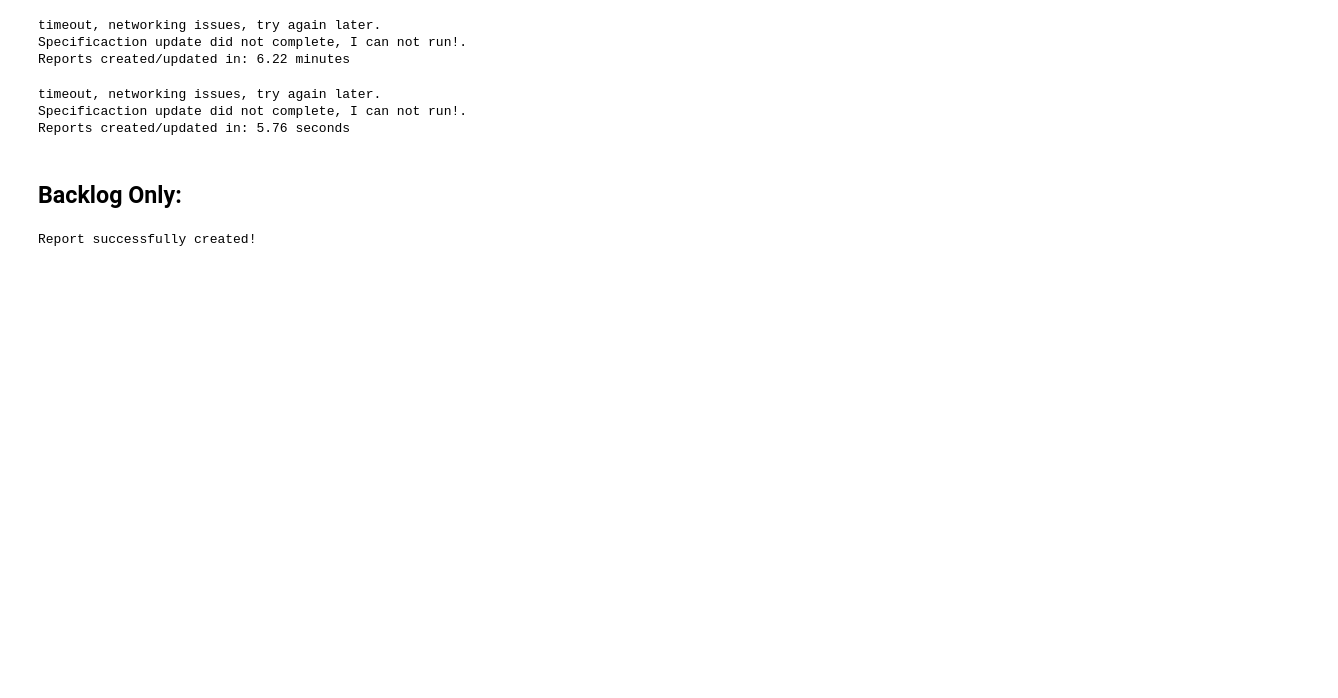
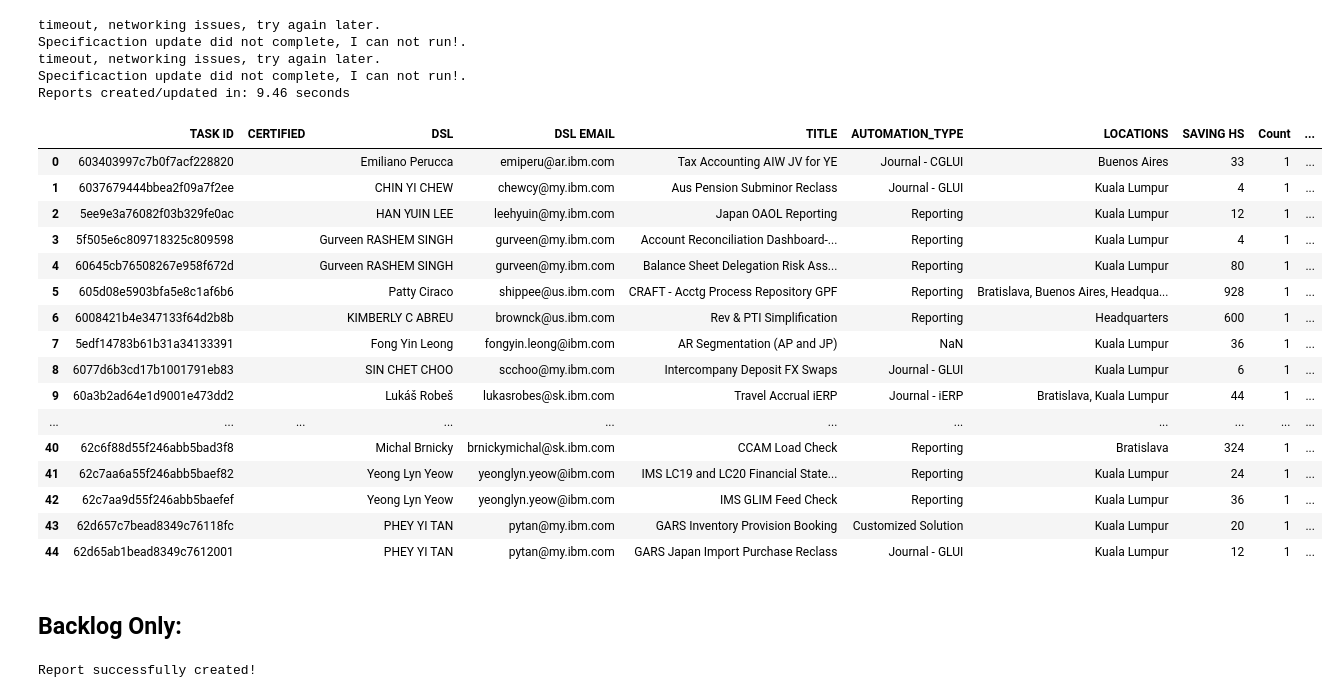
Before and after one commit to camposleyba/father, a Jupyter notebook: Reports/Fast Reports.ipynb, the cells around one changed output. Cells and saved outputs as stored; diff of their text form; code cells hidden in the pictures; blank space fills up the shorter version.

```diff
--- a/Reports/Fast Reports.ipynb
+++ b/Reports/Fast Reports.ipynb
@@ -5,6 +5,7 @@ import os
 from selenium import webdriver
 import time
 from fast_reports import FastReports
+
 
 start = time.time()
 
@@ -18,6 +19,8 @@ fr.specsub()
 fr.changesub()
 
 fr.download_master()
+
+fr.quarter='3Q22'
 fr.delivery_report()
 fr.validsub()
 
@@ -45,10 +48,6 @@ if mins < 1:
     print('Reports created/updated in: {:.2f} seconds'.format(mins))
 else:
     print('Reports created/updated in: {:.2f} minutes'.format(mins))
-# %% [output]
-timeout, networking issues, try again later.
-Specificaction update did not complete, I can not run!.
-Reports created/updated in: 6.22 minutes
 # %%
 import warnings
 import time
@@ -60,18 +59,17 @@ start = time.time()
 
 fr = FastReports()
 
-if os.path.exists(r"C:\Users\016434613\Desktop\Specification.xlsx"):
-    while not fr.spec_completed:
+while not fr.spec_completed:
+    if os.path.exists(r'C:\Users\016434613\Desktop\Specification.xlsx'):
         fr.update_specification()
         fr.add_days()
-else:
-    if os.path.exists(r"C:\Users\016434613\Desktop\Reports\Specification.xlsx"):
-        fr.filepath_spec = r"C:\Users\016434613\Desktop\Reports\Specification.xlsx"
-        while not fr.spec_completed:
+    else:
+        if os.path.exists(r'C:\Users\016434613\Desktop\Reports\Specification.xlsx'):
+            fr.filepath_spec = r'C:\Users\016434613\Desktop\Reports\Specification.xlsx'
             fr.update_specification()
             fr.add_days()
-    else:
-        print("Specification file does not exist!")
+        else:
+            print('Specification file does not exist!')
 
 end = time.time()
 mins = (end-start)/60.00
@@ -83,4 +81,57 @@ else:
 # %% [output]
 timeout, networking issues, try again later.
 Specificaction update did not complete, I can not run!.
-Reports created/updated in: 5.76 seconds
+timeout, networking issues, try again later.
+Specificaction update did not complete, I can not run!.
+Reports created/updated in: 9.46 seconds
+# %%
+import warnings
+import subprocess
+import os
+from selenium import webdriver
+import time
+from fast_reports import FastReports
+import pandas as pd
+
+filepath_=r"C:\Users\016434613\Desktop\Specification.xlsx"
+df_Spec = pd.read_excel(filepath_,sheet_name="Sheet1")
+days_dict = {
+    " 2 years ago ":730,
+    " a year ago ":365,
+    " 11 months ago ":330,
+    " 10 months ago ":300,
+    " 9 months ago ":270,
+    " 8 months ago ":240,
+    " 7 months ago ":210,
+    " 6 months ago ":180,
+    " 5 months ago ":150,
+    " 4 months ago ":120,
+    " 3 months ago ":90,
+    " 2 months ago ":60,
+    " a month ago ":30
+
+}
+
+key_list = list(days_dict.keys())
+for k in key_list:
+    df_Spec.loc[df_Spec['Last_Updated']==k,'Days']=days_dict[k]
+df_Spec
+#df_Spec.to_excel(r"C:\Users\016434613\Desktop\Specification_.xlsx", index=False)
+# %% [output]
+|  | TASK ID | CERTIFIED | DSL | DSL EMAIL | TITLE | AUTOMATION_TYPE | LOCATIONS | SAVING HS | Count | ... |
+| 0 | 603403997c7b0f7acf228820 |  | Emiliano Perucca | emiperu@ar.ibm.com | Tax Accounting AIW JV for YE | Journal - CGLUI | Buenos Aires | 33 | 1 | ... |
+| 1 | 6037679444bbea2f09a7f2ee |  | CHIN YI CHEW | chewcy@my.ibm.com | Aus Pension Subminor Reclass | Journal - GLUI | Kuala Lumpur | 4 | 1 | ... |
+| 2 | 5ee9e3a76082f03b329fe0ac |  | HAN YUIN LEE | leehyuin@my.ibm.com | Japan OAOL Reporting | Reporting | Kuala Lumpur | 12 | 1 | ... |
+| 3 | 5f505e6c809718325c809598 |  | Gurveen RASHEM SINGH | gurveen@my.ibm.com | Account Reconciliation Dashboard-... | Reporting | Kuala Lumpur | 4 | 1 | ... |
+| 4 | 60645cb76508267e958f672d |  | Gurveen RASHEM SINGH | gurveen@my.ibm.com | Balance Sheet Delegation Risk Ass... | Reporting | Kuala Lumpur | 80 | 1 | ... |
+| 5 | 605d08e5903bfa5e8c1af6b6 |  | Patty Ciraco | shippee@us.ibm.com | CRAFT - Acctg Process Repository GPF | Reporting | Bratislava, Buenos Aires, Headqua... | 928 | 1 | ... |
+| 6 | 6008421b4e347133f64d2b8b |  | KIMBERLY C ABREU | brownck@us.ibm.com | Rev & PTI Simplification | Reporting | Headquarters | 600 | 1 | ... |
+| 7 | 5edf14783b61b31a34133391 |  | Fong Yin Leong | fongyin.leong@ibm.com | AR Segmentation (AP and JP) | NaN | Kuala Lumpur | 36 | 1 | ... |
+| 8 | 6077d6b3cd17b1001791eb83 |  | SIN CHET CHOO | scchoo@my.ibm.com | Intercompany Deposit FX Swaps | Journal - GLUI | Kuala Lumpur | 6 | 1 | ... |
+| 9 | 60a3b2ad64e1d9001e473dd2 |  | Lukáš Robeš | lukasrobes@sk.ibm.com | Travel Accrual iERP | Journal - iERP | Bratislava, Kuala Lumpur | 44 | 1 | ... |
+| ... | ... | ... | ... | ... | ... | ... | ... | ... | ... | ... |
+| 40 | 62c6f88d55f246abb5bad3f8 |  | Michal Brnicky | brnickymichal@sk.ibm.com | CCAM Load Check | Reporting | Bratislava | 324 | 1 | ... |
+| 41 | 62c7aa6a55f246abb5baef82 |  | Yeong Lyn Yeow | yeonglyn.yeow@ibm.com | IMS LC19 and LC20 Financial State... | Reporting | Kuala Lumpur | 24 | 1 | ... |
+| 42 | 62c7aa9d55f246abb5baefef |  | Yeong Lyn Yeow | yeonglyn.yeow@ibm.com | IMS GLIM Feed Check | Reporting | Kuala Lumpur | 36 | 1 | ... |
+| 43 | 62d657c7bead8349c76118fc |  | PHEY YI TAN | pytan@my.ibm.com | GARS Inventory Provision Booking | Customized Solution | Kuala Lumpur | 20 | 1 | ... |
+| 44 | 62d65ab1bead8349c7612001 |  | PHEY YI TAN | pytan@my.ibm.com | GARS Japan Import Purchase Reclass | Journal - GLUI | Kuala Lumpur | 12 | 1 | ... |
```
Also changed, not shown: parts of 1 cell of this notebook, 11 other files.
